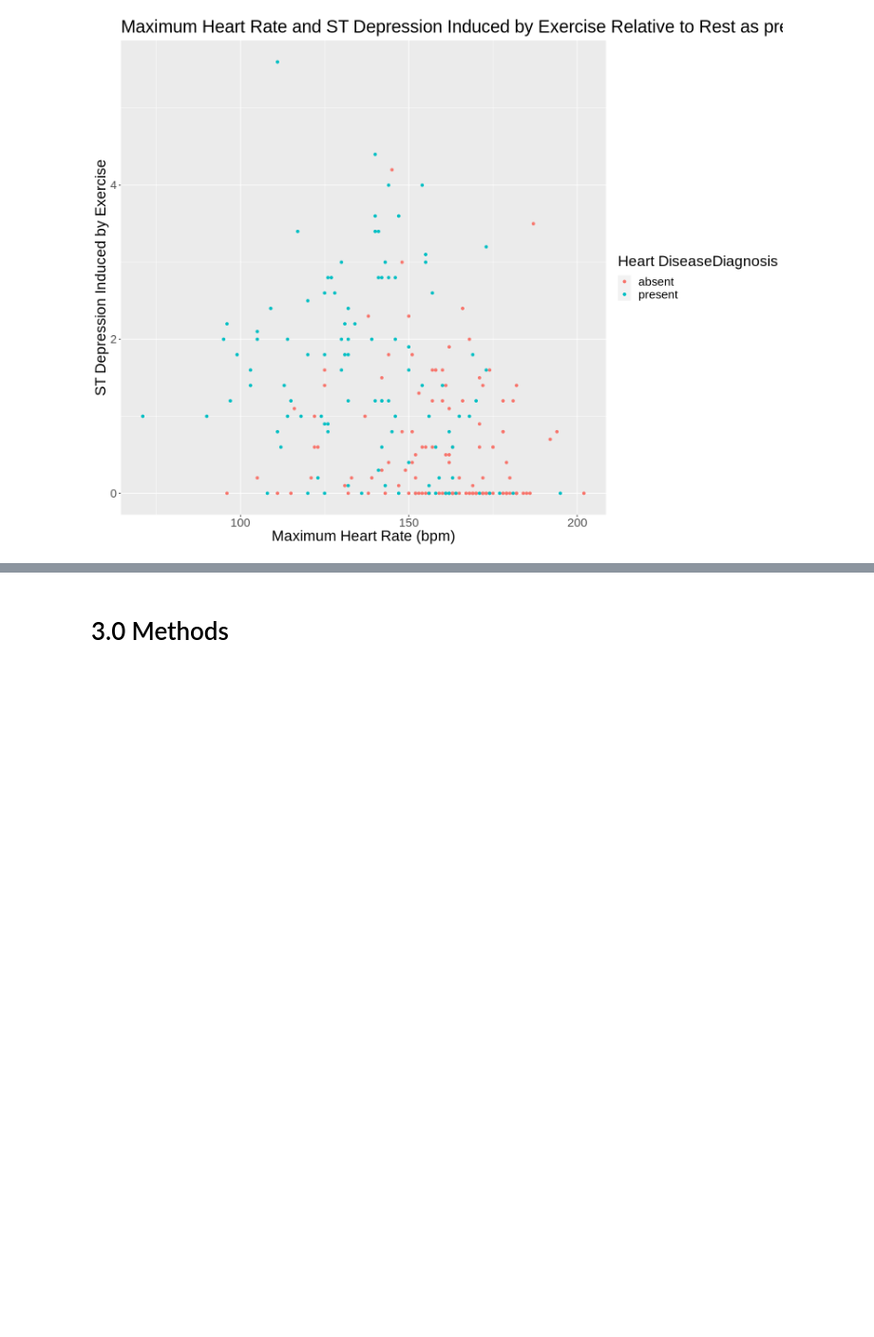
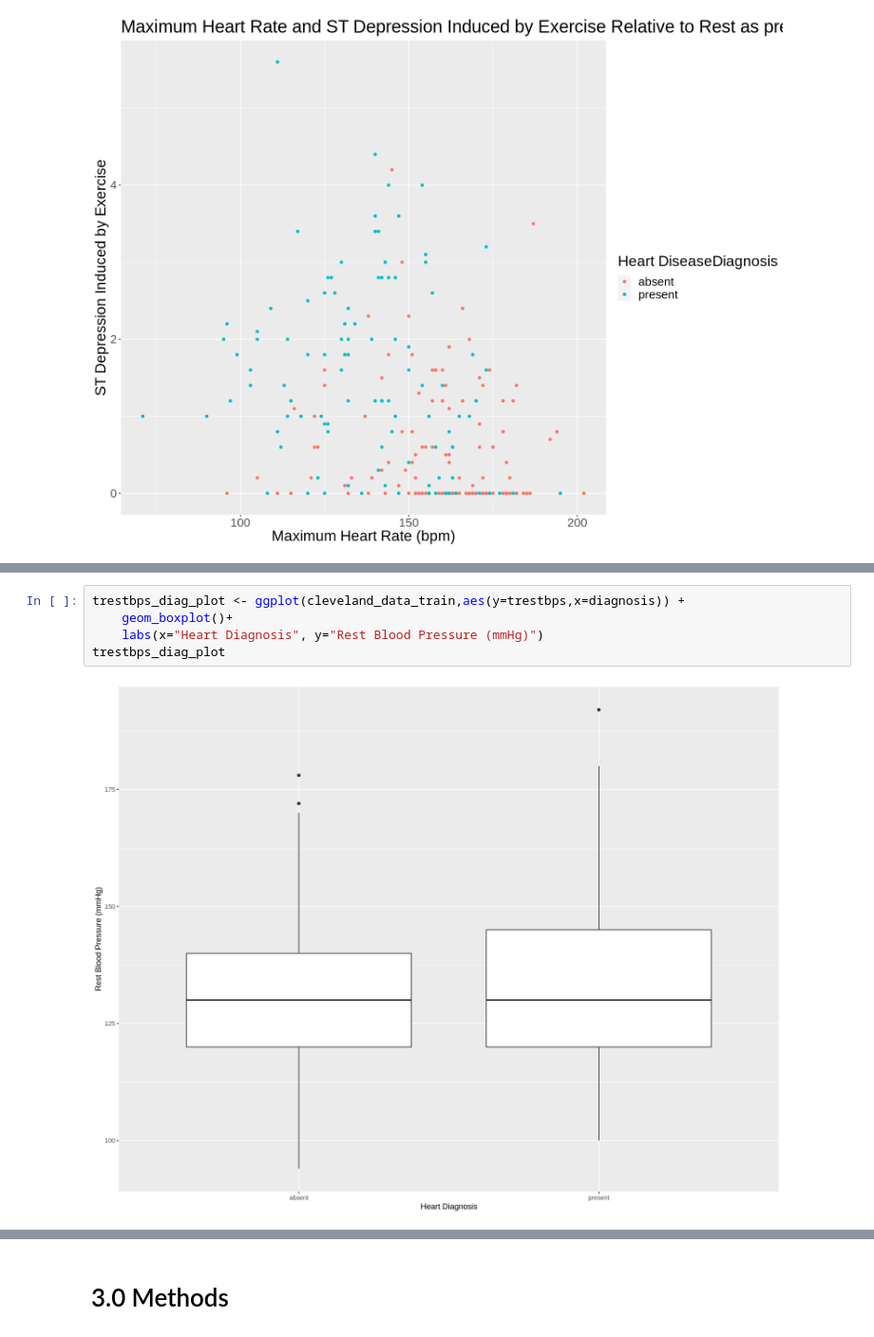
Before and after one commit to duffydu/dsci100-project, a Jupyter notebook: Heart_Disease.ipynb, the cells around one changed output, grey strips where cells are left out. Shown at 95% size. Cells and saved outputs as stored; diff of their text form; blank space fills up the shorter version.

```diff
--- a/Heart_Disease.ipynb
+++ b/Heart_Disease.ipynb
@@ -351,0 +378,7 @@ thalach_and_oldpeak_plot
+# %%
+trestbps_diag_plot <- ggplot(cleveland_data_train,aes(y=trestbps,x=diagnosis)) +
+    geom_boxplot()+
+    labs(x="Heart Diagnosis", y="Rest Blood Pressure (mmHg)")
+trestbps_diag_plot
+# %% [output]
+[figure, added]
```
Also changed, not shown: parts of 26 cells of this notebook.
